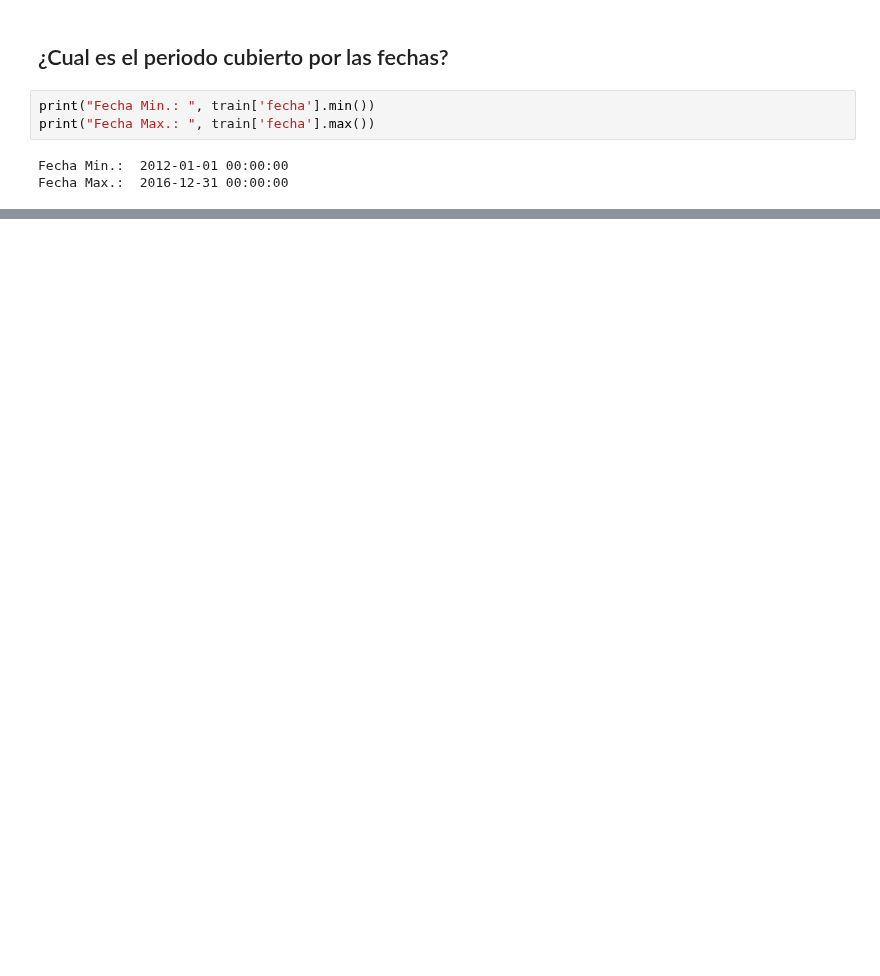
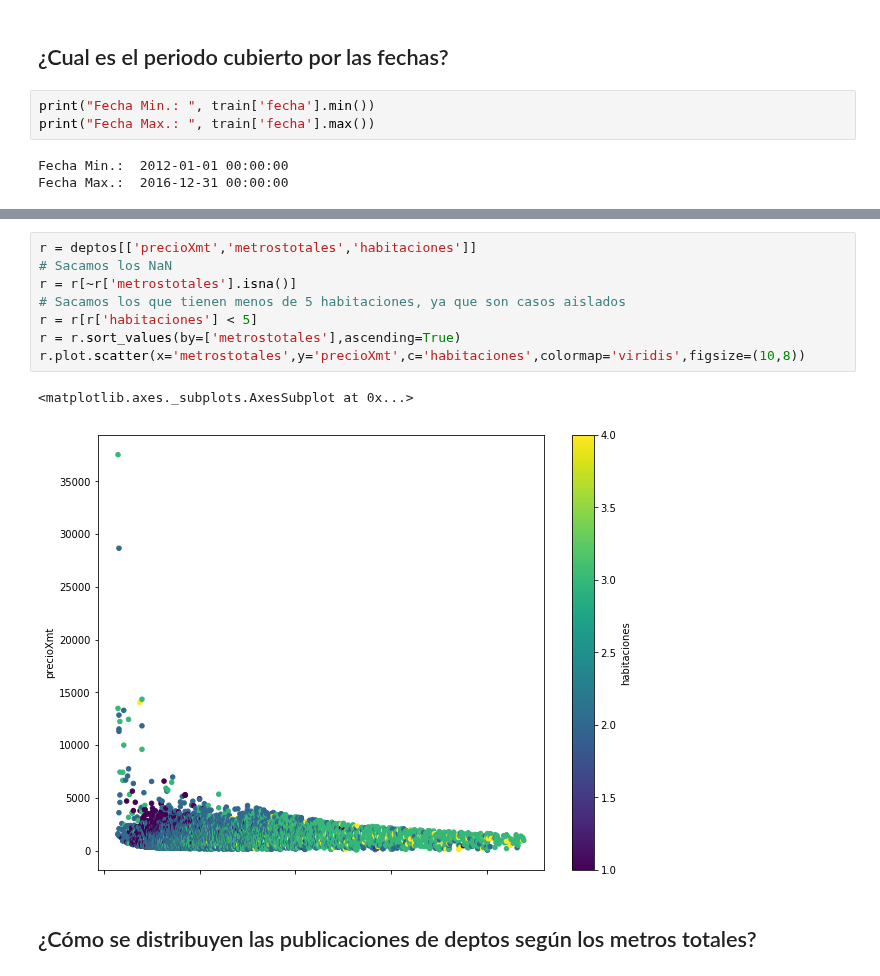
Before and after one commit to Alaneta/Datacones, a Jupyter notebook: Lucas/Analisis_exploratorio_1.ipynb, the cells around one changed output, grey strips where cells are left out. Saved outputs shown, nothing was run; the diff lists cells and outputs as text; blank space fills up the shorter version.

```diff
--- a/Lucas/Analisis_exploratorio_1.ipynb
+++ b/Lucas/Analisis_exploratorio_1.ipynb
@@ -106,0 +212,13 @@ prop_total['fecha'].dt.year.value_counts().sort_index().plot.bar(title="Subastas
+# %%
+r = deptos[['precioXmt','metrostotales','habitaciones']]
+# Sacamos los NaN
+r = r[~r['metrostotales'].isna()]
+# Sacamos los que tienen menos de 5 habitaciones, ya que son casos aislados
+r = r[r['habitaciones'] < 5]
+r = r.sort_values(by=['metrostotales'],ascending=True)
+r.plot.scatter(x='metrostotales',y='precioXmt',c='habitaciones',colormap='viridis',figsize=(10,8))
+# %% [output]
+<matplotlib.axes._subplots.AxesSubplot at 0x...>
+[figure, added]
+# %% [markdown]
+## ¿Cómo se distribuyen las publicaciones de deptos según los metros totales?
```
Also changed, not shown: parts of 17 cells of this notebook, 2 other files.
